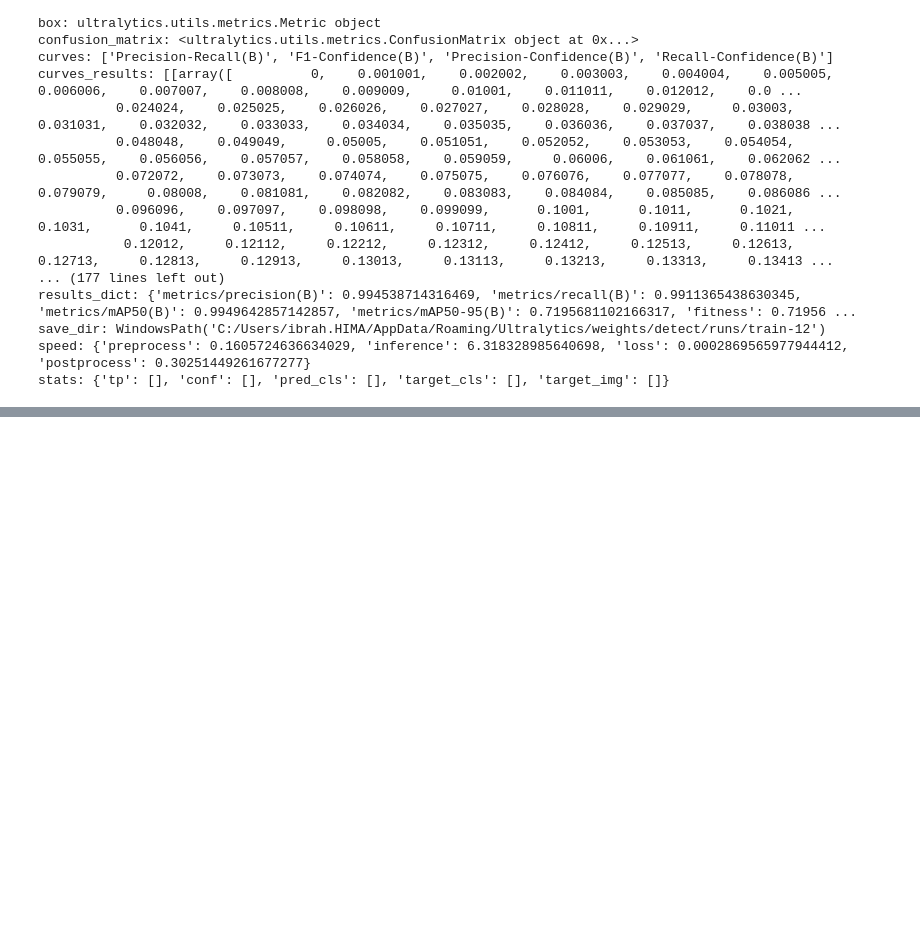
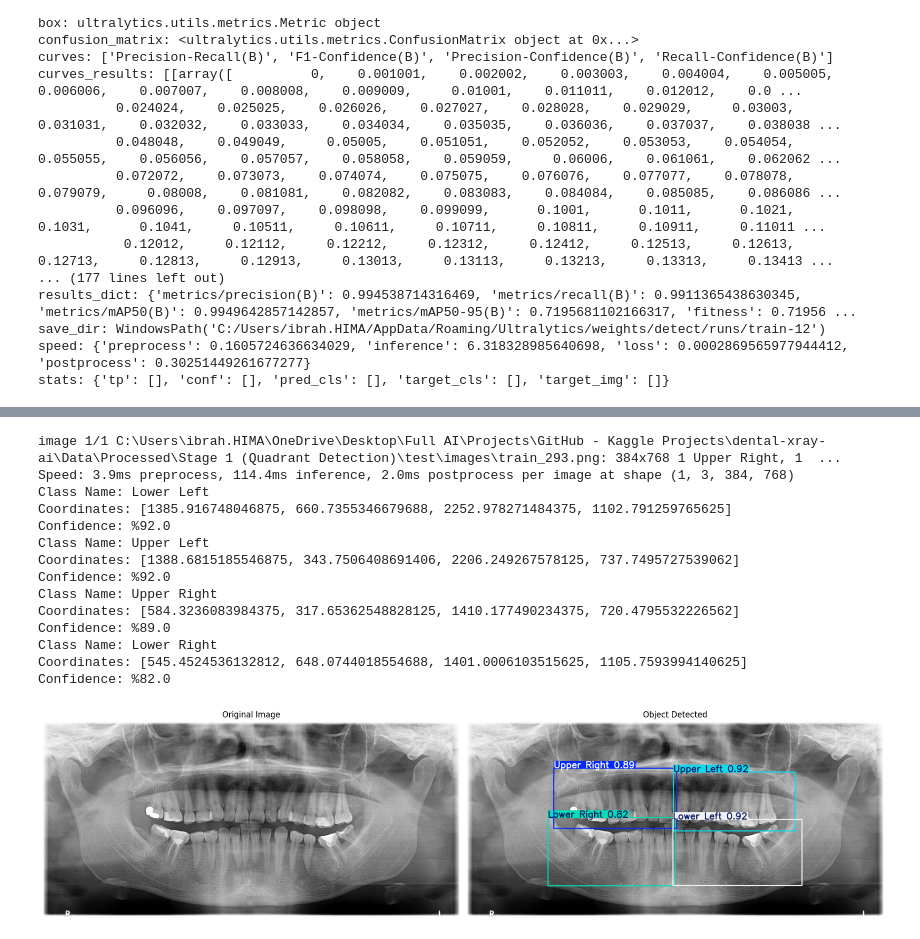
Before and after one commit to abdubakr77/dental-xray-ai, a Jupyter notebook: Notebooks/03_stage1_quadrant_detection.ipynb, the cells around one changed output, grey strips where cells are left out. Cells and saved outputs as stored; diff of their text form; code cells hidden in the pictures; blank space fills up the shorter version.

```diff
--- a/Notebooks/03_stage1_quadrant_detection.ipynb
+++ b/Notebooks/03_stage1_quadrant_detection.ipynb
@@ -105,0 +109,18 @@ Confidence: %90.0
+# %%
+smart_predict(quadrant_model_detection,data_yaml['test'],save_output=True,save_dir=os.path.join(s1_data_output,'Test Outputs Predictions'))
+# %% [output]
+image 1/1 C:\Users\ibrah.HIMA\OneDrive\Desktop\Full AI\Projects\GitHub - Kaggle Projects\dental-xray-ai\Data\Processed\Stage 1 (Quadrant Detection)\test\images\train_293.png: 384x768 1 Upper Right, 1  ...
+Speed: 3.9ms preprocess, 114.4ms inference, 2.0ms postprocess per image at shape (1, 3, 384, 768)
+Class Name: Lower Left
+Coordinates: [1385.916748046875, 660.7355346679688, 2252.978271484375, 1102.791259765625]
+Confidence: %92.0
+Class Name: Upper Left
+Coordinates: [1388.6815185546875, 343.7506408691406, 2206.249267578125, 737.7495727539062]
+Confidence: %92.0
+Class Name: Upper Right
+Coordinates: [584.3236083984375, 317.65362548828125, 1410.177490234375, 720.4795532226562]
+Confidence: %89.0
+Class Name: Lower Right
+Coordinates: [545.4524536132812, 648.0744018554688, 1401.0006103515625, 1105.7593994140625]
+Confidence: %82.0
+[figure, added]
```
Also changed, not shown: parts of 3 cells of this notebook.
